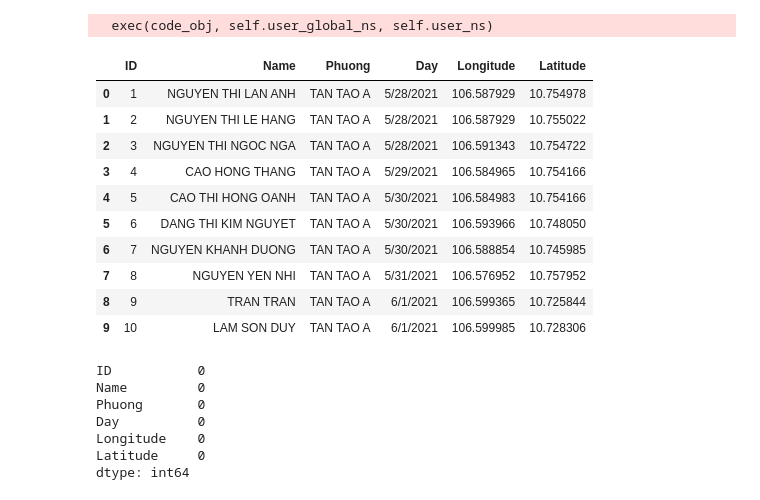
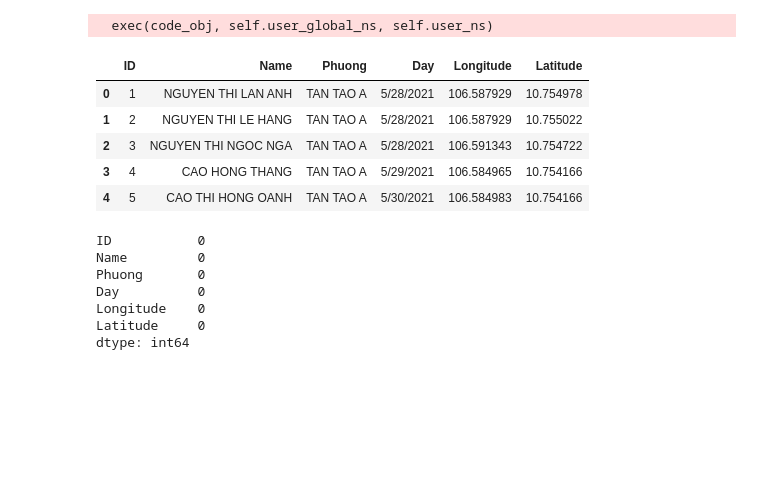
Before and after one commit to VINHTQV/TTCN, a Jupyter notebook: Edited Time Series Covid.ipynb, the cells around one changed output. Cells and saved outputs as stored; diff of their text form; code cells hidden in the pictures; blank space fills up the shorter version.

```diff
--- a/Edited Time Series Covid.ipynb
+++ b/Edited Time Series Covid.ipynb
@@ -12,20 +10,15 @@ import numpy as np
 # %%
 # Importing Data
 df=pd.read_csv('covid.csv', error_bad_lines=False)
-df.head(10)
+df.head(5)
 # %% [output]
   exec(code_obj, self.user_global_ns, self.user_ns)
 |  | ID | Name | Phuong | Day | Longitude | Latitude |
 | 0 | 1 | NGUYEN THI LAN ANH | TAN TAO A | 5/28/2021 | 106.587929 | 10.754978 |
 | 1 | 2 | NGUYEN THI LE HANG | TAN TAO A | 5/28/2021 | 106.587929 | 10.755022 |
 | 2 | 3 | NGUYEN THI NGOC NGA | TAN TAO A | 5/28/2021 | 106.591343 | 10.754722 |
 | 3 | 4 | CAO HONG THANG | TAN TAO A | 5/29/2021 | 106.584965 | 10.754166 |
 | 4 | 5 | CAO THI HONG OANH | TAN TAO A | 5/30/2021 | 106.584983 | 10.754166 |
-| 5 | 6 | DANG THI KIM NGUYET | TAN TAO A | 5/30/2021 | 106.593966 | 10.748050 |
-| 6 | 7 | NGUYEN KHANH DUONG | TAN TAO A | 5/30/2021 | 106.588854 | 10.745985 |
-| 7 | 8 | NGUYEN YEN NHI | TAN TAO A | 5/31/2021 | 106.576952 | 10.757952 |
-| 8 | 9 | TRAN TRAN | TAN TAO A | 6/1/2021 | 106.599365 | 10.725844 |
-| 9 | 10 | LAM SON DUY | TAN TAO A | 6/1/2021 | 106.599985 | 10.728306 |
 # %%
 # Kiểm tra xem có bất kỳ giá trị null nào trong tập dữ liệu không
 df.isnull().sum()
```
Also changed, not shown: parts of 7 cells of this notebook.
